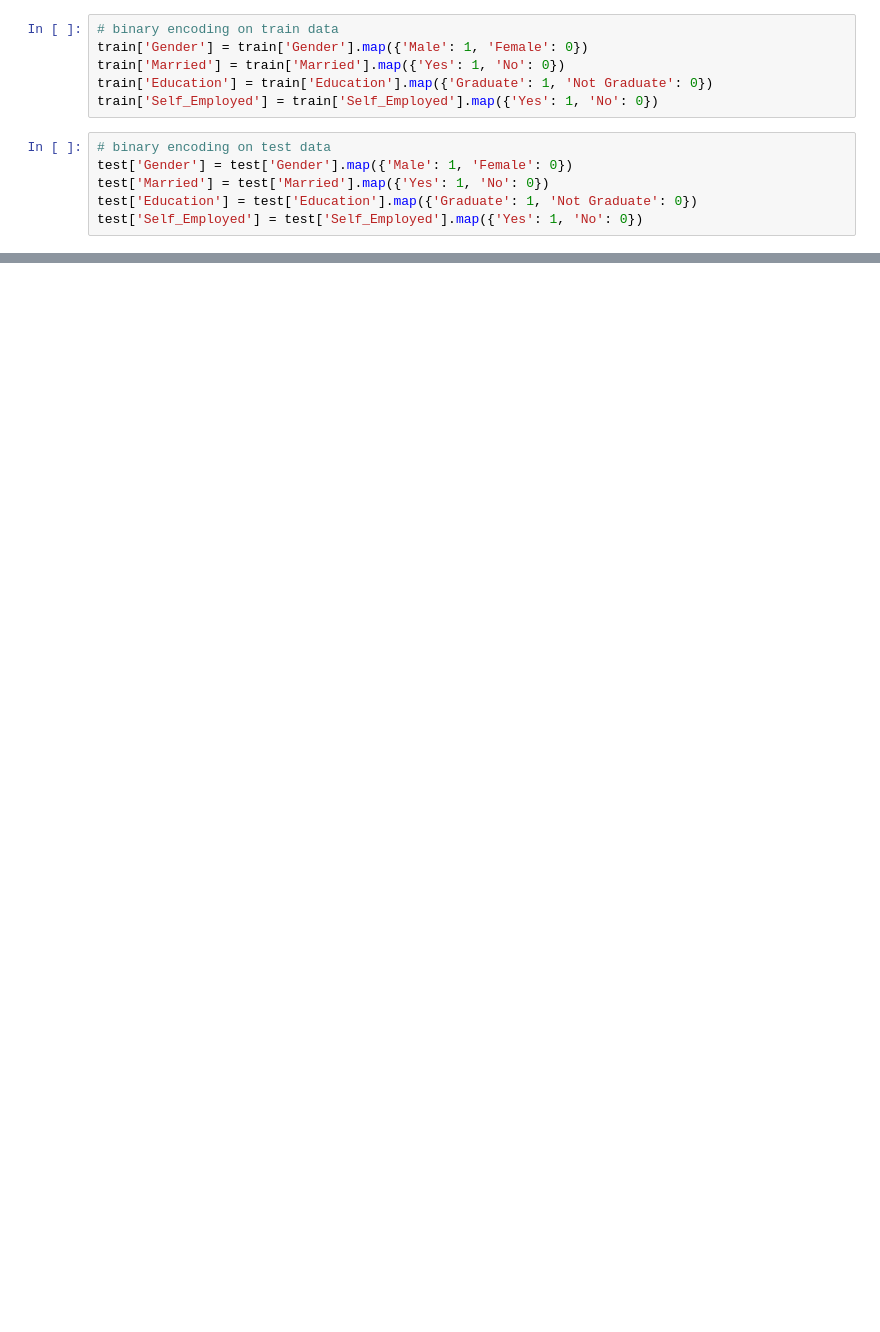
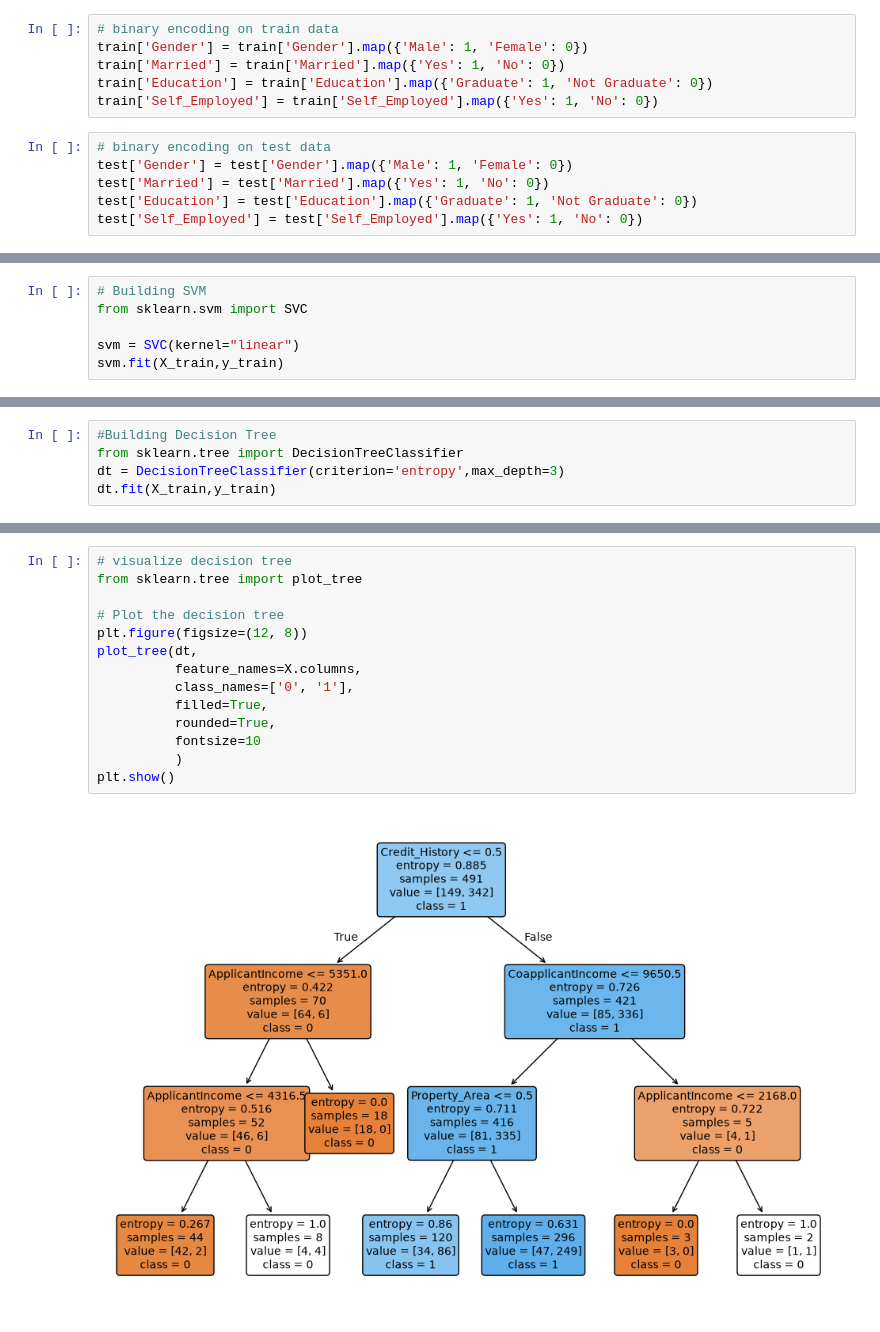
Before and after one commit to revanth01-code/ML-Loan-prediction-, a Jupyter notebook: m.ipynb, the cells around one changed output, grey strips where cells are left out. Cells and saved outputs as stored; diff of their text form; blank space fills up the shorter version.

Commit message:
Build base models-1

```diff
--- a/m.ipynb
+++ b/m.ipynb
@@ -498,0 +774,6 @@ dtype: int64
+# %%
+# Building SVM
+from sklearn.svm import SVC
+
+svm = SVC(kernel="linear")
+svm.fit(X_train,y_train)
@@ -498,0 +808,5 @@ dtype: int64
+# %%
+#Building Decision Tree
+from sklearn.tree import DecisionTreeClassifier
+dt = DecisionTreeClassifier(criterion='entropy',max_depth=3)
+dt.fit(X_train,y_train)
@@ -498,0 +834,16 @@ dtype: int64
+# %%
+# visualize decision tree
+from sklearn.tree import plot_tree
+
+# Plot the decision tree
+plt.figure(figsize=(12, 8))
+plot_tree(dt,
+          feature_names=X.columns,
+          class_names=['0', '1'],
+          filled=True,
+          rounded=True,
+          fontsize=10
+          )
+plt.show()
+# %% [output]
+[figure, added]
```
Also changed, not shown: parts of 51 cells of this notebook, 1 other file.
